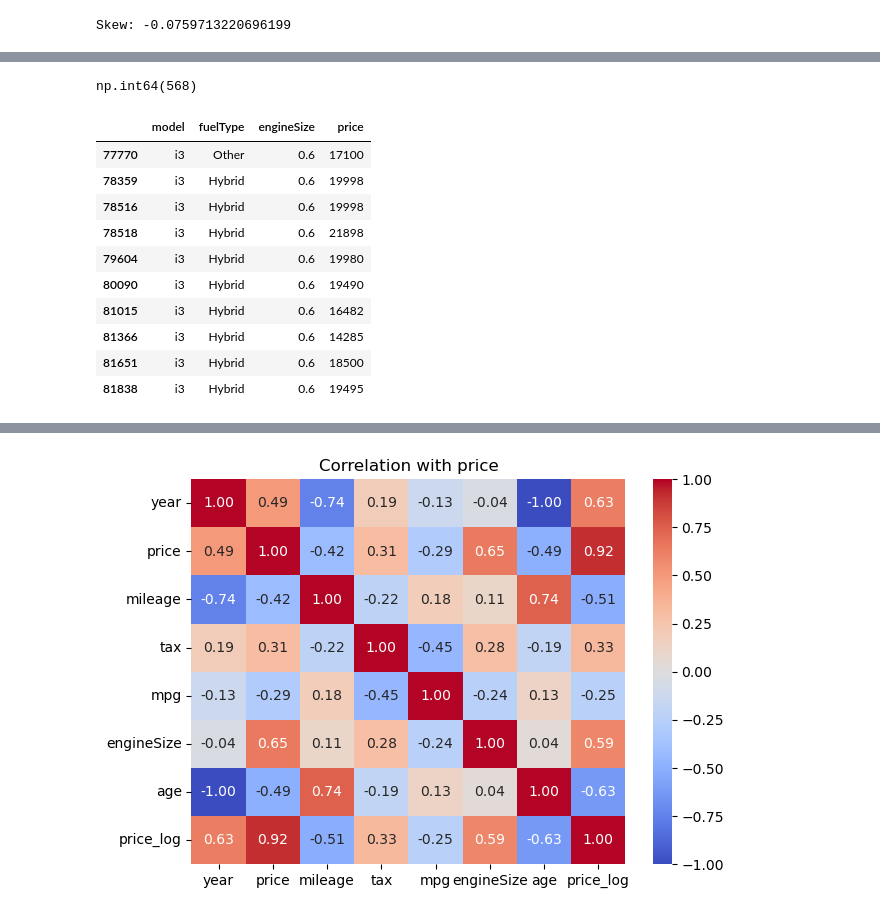
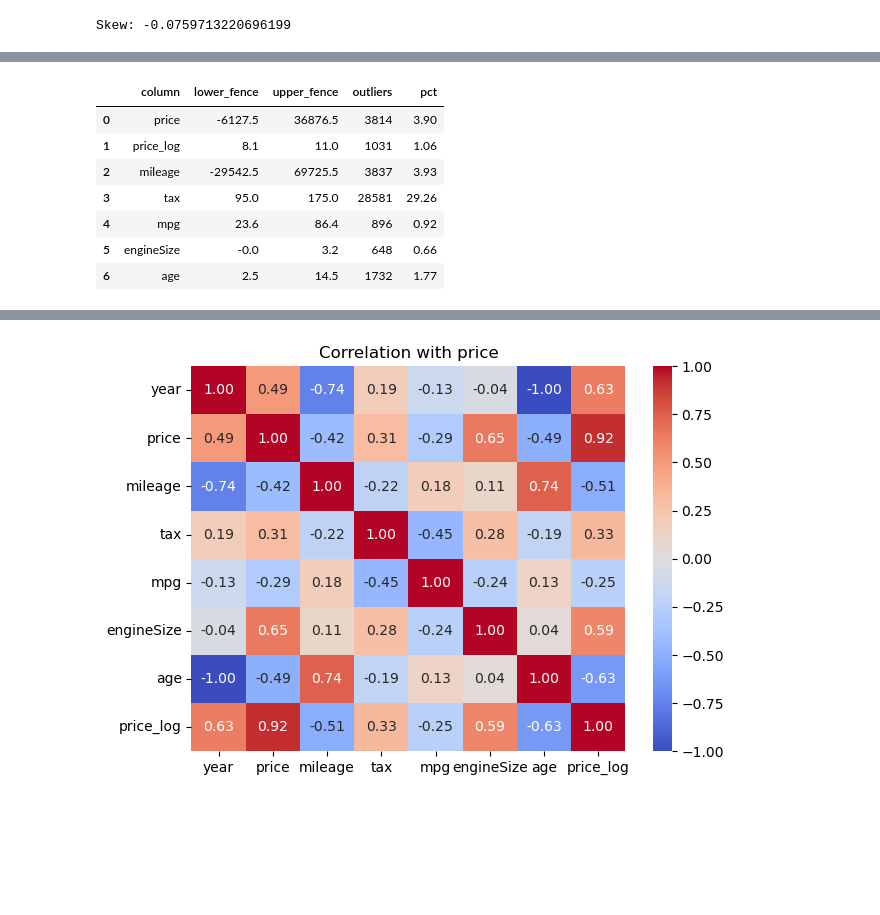
Before and after one commit to niteshbairwa185-pixel/automobile-intelligent-system, a Jupyter notebook: notebooks/01-EDA.ipynb, the cells around one changed output, grey strips where cells are left out. Saved outputs shown, nothing was run; the diff lists cells and outputs as text; code cells hidden in the pictures; blank space fills up the shorter version.

```diff
--- a/notebooks/01-EDA.ipynb
+++ b/notebooks/01-EDA.ipynb
@@ -278,22 +282,3 @@ print("Skew:", df['price_log'].skew())
 # %% [output]
 [figure]
 Skew: -0.0759713220696199
-# %%
-def iqr_outlier_summary(df, cols):
-    rows = []
-    for col in cols:
-        Q1, Q3 = df[col].quantile(0.25), df[col].quantile(0.75)
-        IQR = Q3 - Q1
-        lower, upper = Q1 - 1.5*IQR, Q3 + 1.5*IQR
-        count = ((df[col] < lower) | (df[col] > upper)).sum()
-        rows.append({
-            'column': col,
-            'skew': round(df[col].skew(), 2),
-            'lower_fence': round(lower, 1),
-            'upper_fence': round(upper, 1),
-            'outliers': count,
-            'pct': round(count/len(df)*100, 2)
-        })
-    return pd.DataFrame(rows)
-
-iqr_outlier_summary(df, ['price_log', 'mileage', 'tax', 'mpg', 'engineSize', 'age'])
@@ -327,18 +285,22 @@ Name: mpg, dtype: float64
-# %%
-(df['mpg'] > 100).sum()
-# %% [output]
-np.int64(568)
-# %%
-df[df['mpg'] == 470.8][['model', 'fuelType', 'engineSize', 'price']].head(10)
-# %% [output]
-|  | model | fuelType | engineSize | price |
-| 77770 | i3 | Other | 0.6 | 17100 |
-| 78359 | i3 | Hybrid | 0.6 | 19998 |
-| 78516 | i3 | Hybrid | 0.6 | 19998 |
-| 78518 | i3 | Hybrid | 0.6 | 21898 |
-| 79604 | i3 | Hybrid | 0.6 | 19980 |
-| 80090 | i3 | Hybrid | 0.6 | 19490 |
-| 81015 | i3 | Hybrid | 0.6 | 16482 |
-| 81366 | i3 | Hybrid | 0.6 | 14285 |
-| 81651 | i3 | Hybrid | 0.6 | 18500 |
-| 81838 | i3 | Hybrid | 0.6 | 19495 |
+# %%
+def iqr_outlier_summary(df, cols):
+    rows = []
+    for col in cols:
+        Q1, Q3 = df[col].quantile(0.25), df[col].quantile(0.75)
+        IQR = Q3 - Q1
+        lower, upper = Q1 - 1.5*IQR, Q3 + 1.5*IQR
+        count = ((df[col] < lower) | (df[col] > upper)).sum()
+        rows.append({'column': col, 'lower_fence': round(lower,1), 'upper_fence': round(upper,1),
+                     'outliers': count, 'pct': round(count/len(df)*100, 2)})
+    return pd.DataFrame(rows)
+
+iqr_outlier_summary(df, ['price', 'price_log', 'mileage', 'tax', 'mpg', 'engineSize', 'age'])
+# %% [output]
+|  | column | lower_fence | upper_fence | outliers | pct |
+| 0 | price | -6127.5 | 36876.5 | 3814 | 3.90 |
+| 1 | price_log | 8.1 | 11.0 | 1031 | 1.06 |
+| 2 | mileage | -29542.5 | 69725.5 | 3837 | 3.93 |
+| 3 | tax | 95.0 | 175.0 | 28581 | 29.26 |
+| 4 | mpg | 23.6 | 86.4 | 896 | 0.92 |
+| 5 | engineSize | -0.0 | 3.2 | 648 | 0.66 |
+| 6 | age | 2.5 | 14.5 | 1732 | 1.77 |
```
Also changed, not shown: parts of 9 cells of this notebook.
